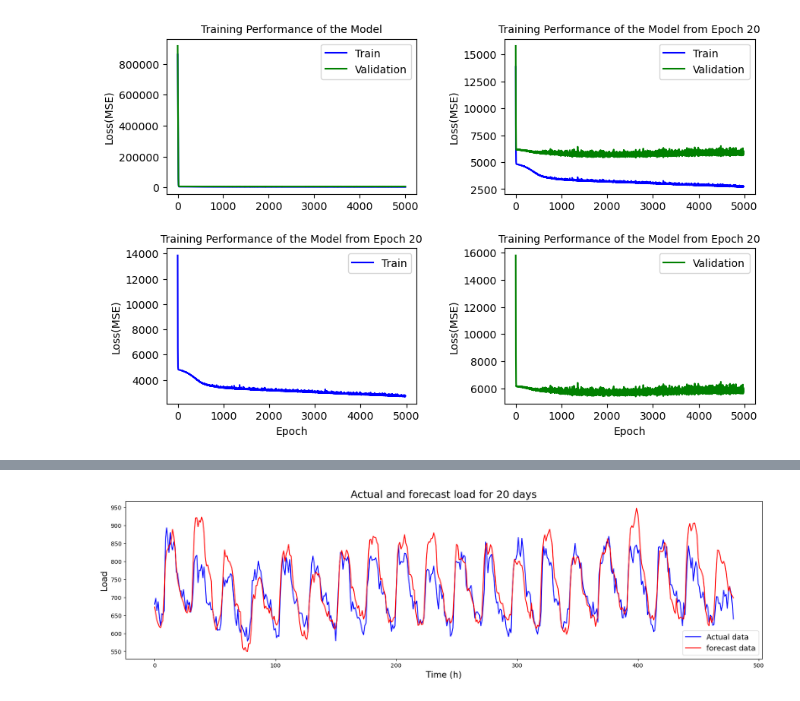
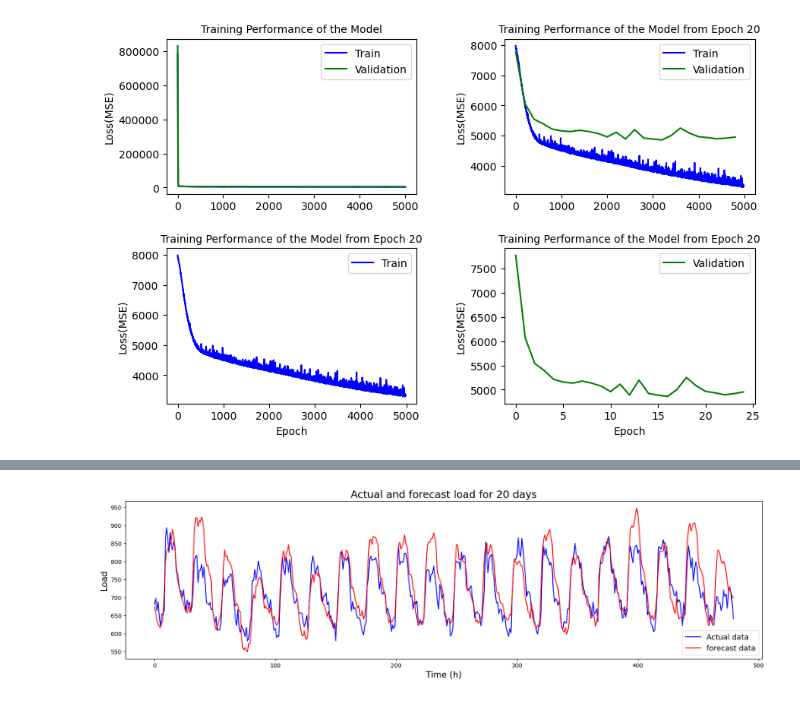
Before and after one commit to Ye-eun-Kim/IIS_net_load_forecast, a Jupyter notebook: model_everyday_direct_load_no_flag.ipynb, the cells around one changed output, grey strips where cells are left out. Drawn from its saved outputs; the diff is of its cells as text; code cells hidden in the pictures.

```diff
--- a/model_everyday_direct_load_no_flag.ipynb
+++ b/model_everyday_direct_load_no_flag.ipynb
@@ -32,8 +32,8 @@ random.seed(RANDOM_SEED)
 
 load = pd.read_csv("./processed_data/RISE_2021_load.csv", index_col = 0)
 # X: 210101-211230, Y: 210102-211231 / 364*25 (24h+1flag)
-X = load.iloc[0:364,:]
-Y = load.iloc[1:365,:]
+X = load.iloc[0:364,0:24]
+Y = load.iloc[1:365,0:24]
 X = torch.FloatTensor(X.values)
 Y = torch.FloatTensor(Y.values)
 
@@ -231,9 +231,9 @@ for epoch in range(EPOCHS):
     if val_loss < best_val_loss:
         best_val_loss = val_loss
         best_val_epoch = epoch
-    if epoch % 200 == 0:
-        print('Train Epoch: {:4d}/{}  |  Train Loss {:.6f}  |  Val Loss {:.6f}'.format(
-            epoch, EPOCHS, mini_train_loss, val_loss))
+    if epoch % 500 == 0:
+        print(f'Train Epoch: {epoch:4d}/{EPOCHS}  |  Train Loss {mini_train_loss:.6f}  |  Val Loss {val_loss:.6f}')
+
 
 
 print('-'*80)
@@ -270,36 +270,36 @@ plt.ylabel('Loss(MSE)', fontsize = FONT_SIZE)
 # plt.yscale('log')
 plt.plot(mini_train_loss_arr[0:], c = 'blue', label = 'Train')
 plt.plot(val_loss_arr[0:], c = 'green', label = 'Validation')
 plt.legend(loc='upper right', fontsize = FONT_SIZE)
 
 plt.subplot(222)
 plt.title('Training Performance of the Model from Epoch 20', fontsize = FONT_SIZE)
 # plt.xlabel('Epoch', fontsize = FONT_SIZE)
 plt.ylabel('Loss(MSE)', fontsize = FONT_SIZE)
 # plt.yscale('log')
 plt.plot(mini_train_loss_arr[20:], c = 'blue', label = 'Train')
-plt.plot(val_loss_arr[20:], c = 'green', label = 'Validation')
+plt.plot(np.arange(0, 5000, 200), val_loss_arr[20::200], c = 'green', label = 'Validation')
 plt.legend(loc='upper right', fontsize = FONT_SIZE)
 
 plt.subplot(223)
 plt.title('Training Performance of the Model from Epoch 20', fontsize = FONT_SIZE)
 plt.xlabel('Epoch', fontsize = FONT_SIZE)
 plt.ylabel('Loss(MSE)', fontsize = FONT_SIZE)
 # plt.yscale('log')
 plt.plot(mini_train_loss_arr[20:], c = 'blue', label = 'Train')
 plt.legend(loc='upper right', fontsize = FONT_SIZE)
 
 plt.subplot(224)
 plt.title('Training Performance of the Model from Epoch 20', fontsize = FONT_SIZE)
 plt.xlabel('Epoch', fontsize = FONT_SIZE)
 plt.ylabel('Loss(MSE)', fontsize = FONT_SIZE)
 # plt.yscale('log')
-plt.plot(val_loss_arr[20:], c = 'green', label = 'Validation')
+plt.plot(val_loss_arr[20::200], c = 'green', label = 'Validation')
 plt.legend(loc='upper right', fontsize = FONT_SIZE)
 
 plt.subplots_adjust(left=0.125, bottom=0.1,  right=0.9, top=0.9, wspace=0.35, hspace=0.35)
 # %% [output]
-[figure, old version]
+[figure, new version]
 # %%
 # fix the seed for reproducibility
 torch.manual_seed(RANDOM_SEED)
```
Also changed, not shown: parts of 3 cells of this notebook, 6 other files.
